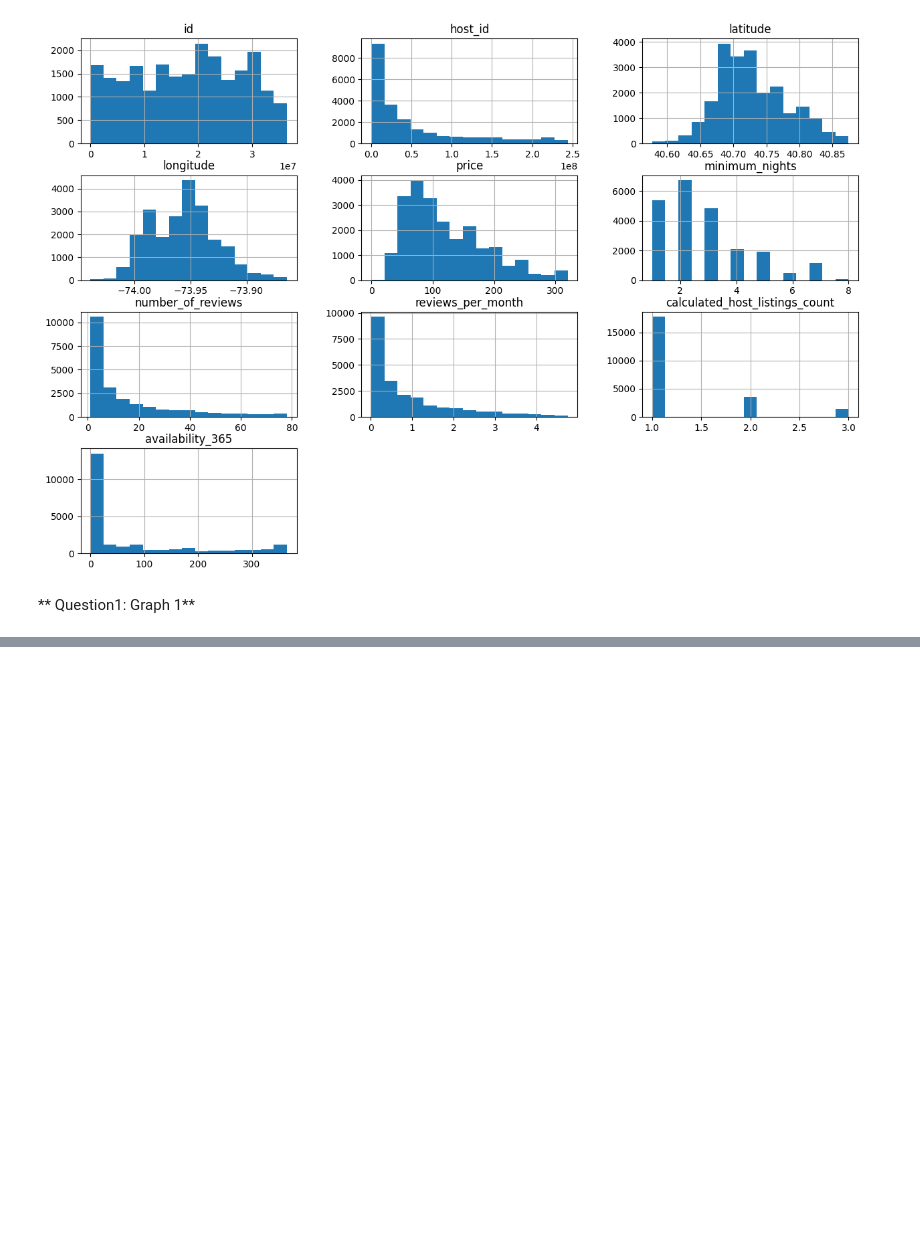
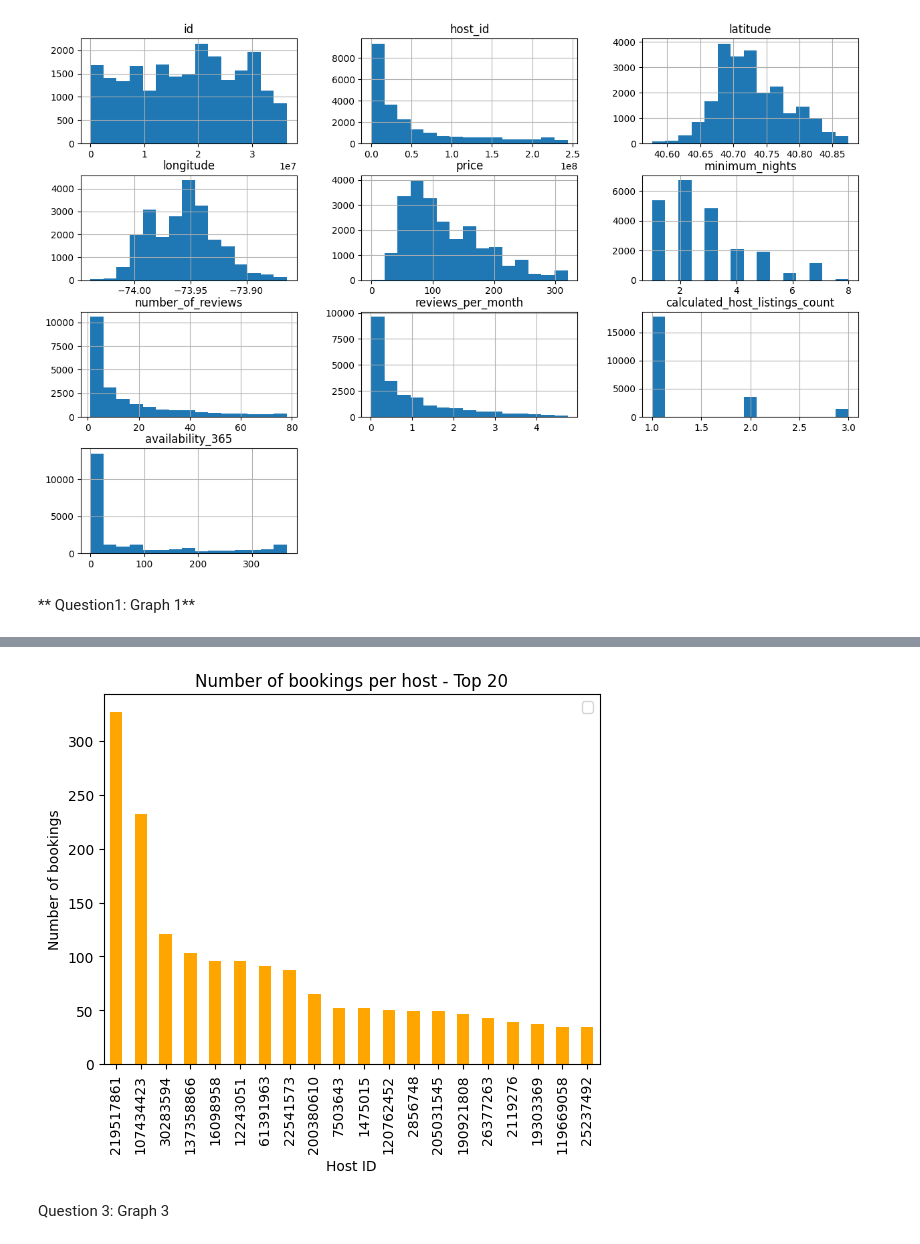
Before and after one commit to Nikhil0314/Capstone-project-1-Airbnb-Bookings-Analysis-EDA, a Jupyter notebook: AirBnb_Booking_Analysis_EDA.ipynb, the cells around one changed output, grey strips where cells are left out. Drawn from its saved outputs; the diff is of its cells as text; code cells hidden in the pictures; blank space fills up the shorter version.

```diff
--- a/AirBnb_Booking_Analysis_EDA.ipynb
+++ b/AirBnb_Booking_Analysis_EDA.ipynb
@@ -289,0 +305,3 @@ plt.pie(x="room_type",labels=)
+# %%
+top_host=Data.host_id.value_counts().head(20)
+top_host
@@ -289,0 +326,16 @@ plt.pie(x="room_type",labels=)
+# %%
+top_host.plot.bar(x ='host_id', y='bookings', rot=0, color='Orange')
+plt.xlabel('Host ID')
+plt.ylabel('Number of bookings')
+plt.title('Number of bookings per host - Top 20')
+plt.xticks(rotation='vertical', size=10)
+
+plt.legend('')
+
+
+
+plt.show()
+# %% [output]
+[figure, added]
+# %% [markdown]
+Question 3: Graph 3
```
Also changed, not shown: parts of 20 cells of this notebook.
